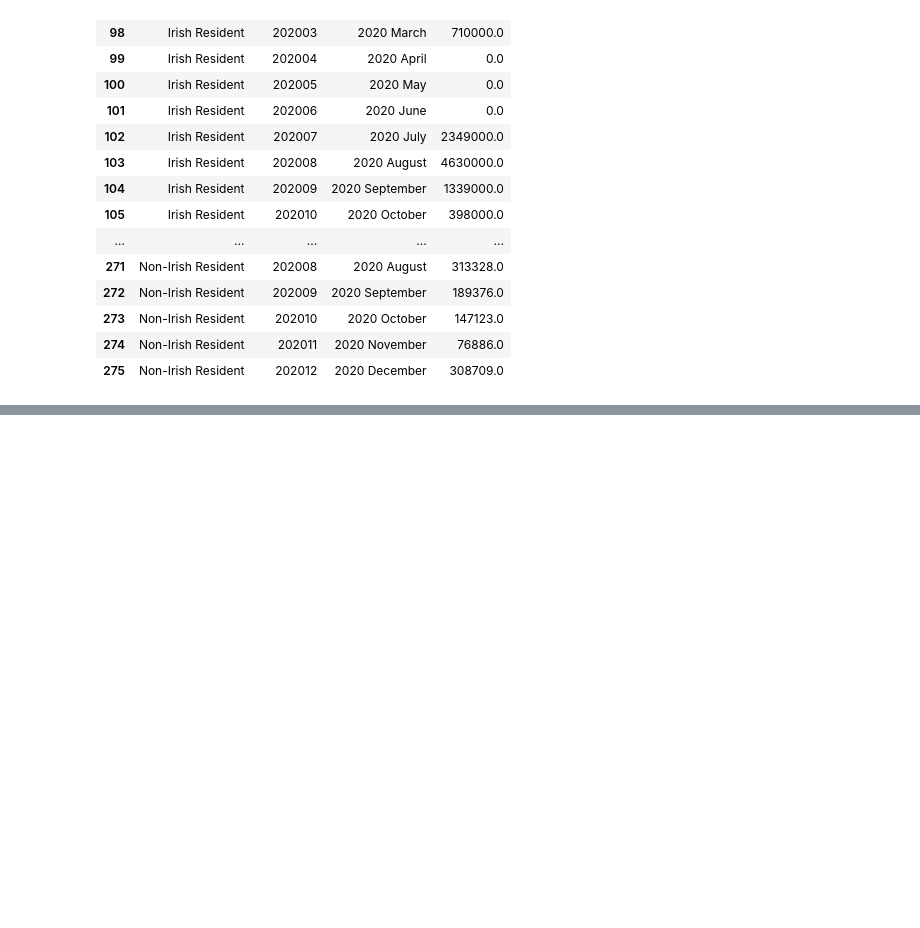
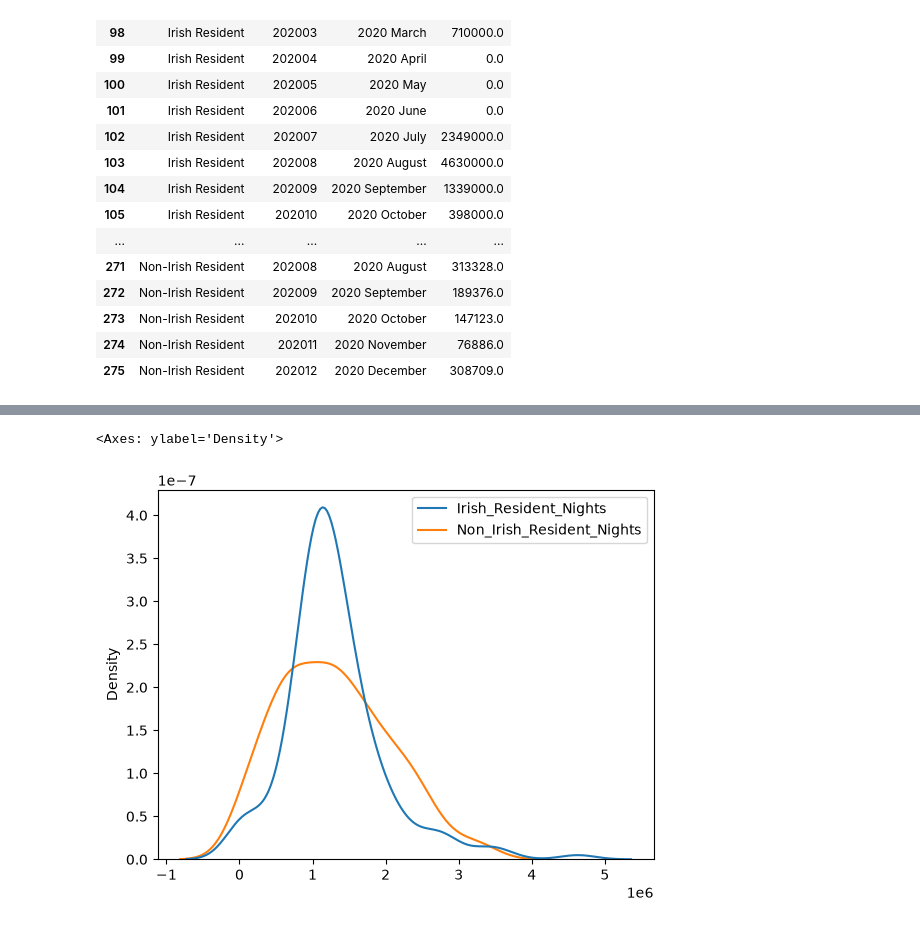
Before and after one commit to FelipeSantos63/CA1_MScDA_2024257, a Jupyter notebook: CA_1_Analyses.ipynb, the cells around one changed output, grey strips where cells are left out. Saved outputs shown, nothing was run; the diff lists cells and outputs as text; code cells hidden in the pictures; blank space fills up the shorter version.

```diff
--- a/CA_1_Analyses.ipynb
+++ b/CA_1_Analyses.ipynb
@@ -272,0 +363,5 @@ df_accommodation[
+# %%
+sns.kdeplot(df_accommodation)
+# %% [output]
+<Axes: ylabel='Density'>
+[figure, added]
```
Also changed, not shown: parts of 15 cells of this notebook, 1 other file.
